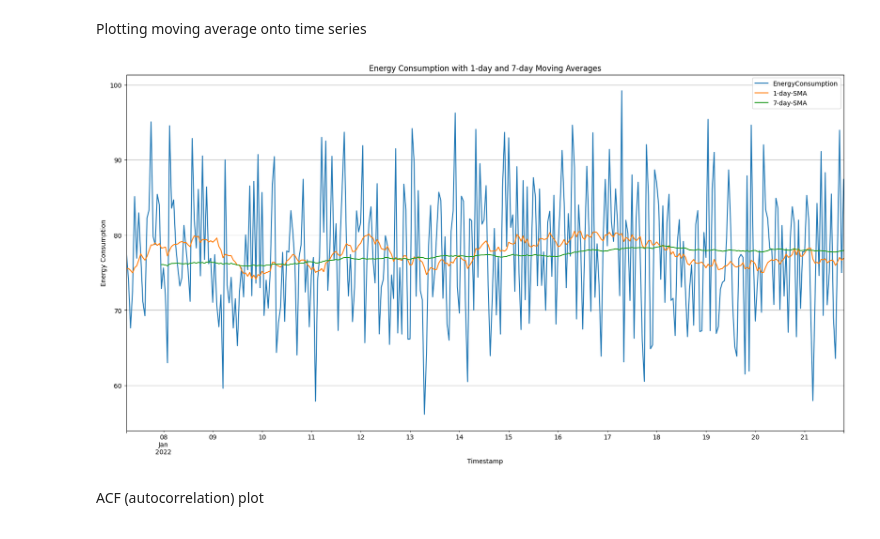
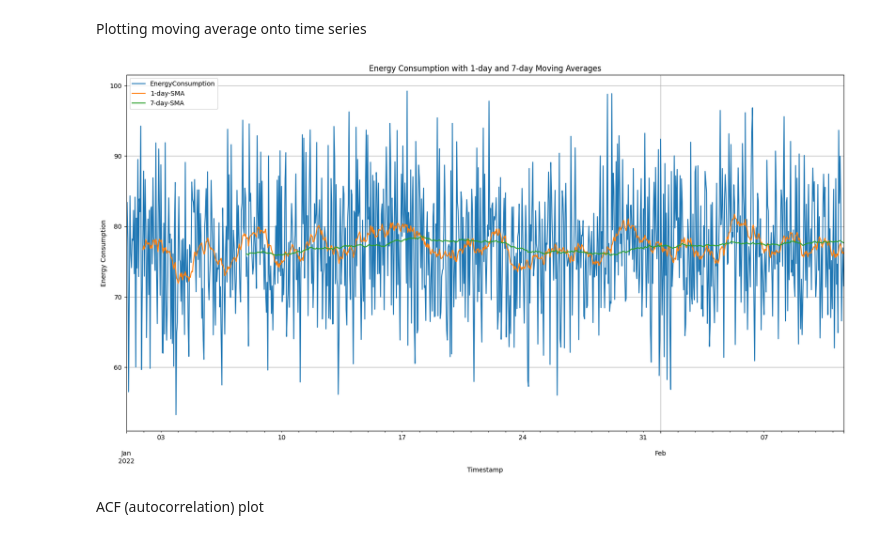
Before and after one commit to karmerruk7/ML-AI-projects, a Jupyter notebook: watt-wise/EDA.ipynb, the cells around one changed output. Cells and saved outputs as stored; diff of their text form; code cells hidden in the pictures.

```diff
--- a/watt-wise/EDA.ipynb
+++ b/watt-wise/EDA.ipynb
@@ -175,14 +179,15 @@ Plotting moving average onto time series
 df['1-day-SMA'] = df['EnergyConsumption'].rolling(window=24).mean()
 df['7-day-SMA'] = df['EnergyConsumption'].rolling(window=24*7).mean()
 # %%
-df[['EnergyConsumption', '1-day-SMA', '7-day-SMA']].iloc[150:500].plot(figsize=(20, 10))
+#plotting the energy consumption, 1-day and 7-day moving averages
+df[['EnergyConsumption', '1-day-SMA', '7-day-SMA']].plot(figsize=(20, 10))
 plt.title('Energy Consumption with 1-day and 7-day Moving Averages')
 plt.xlabel('Timestamp')
 plt.ylabel('Energy Consumption')
 plt.grid(True)
 plt.show()
 # %% [output]
-[figure, old version]
+[figure, new version]
 # %% [markdown]
 ACF (autocorrelation) plot
 # %%
```
Also changed, not shown: parts of 25 cells of this notebook.
